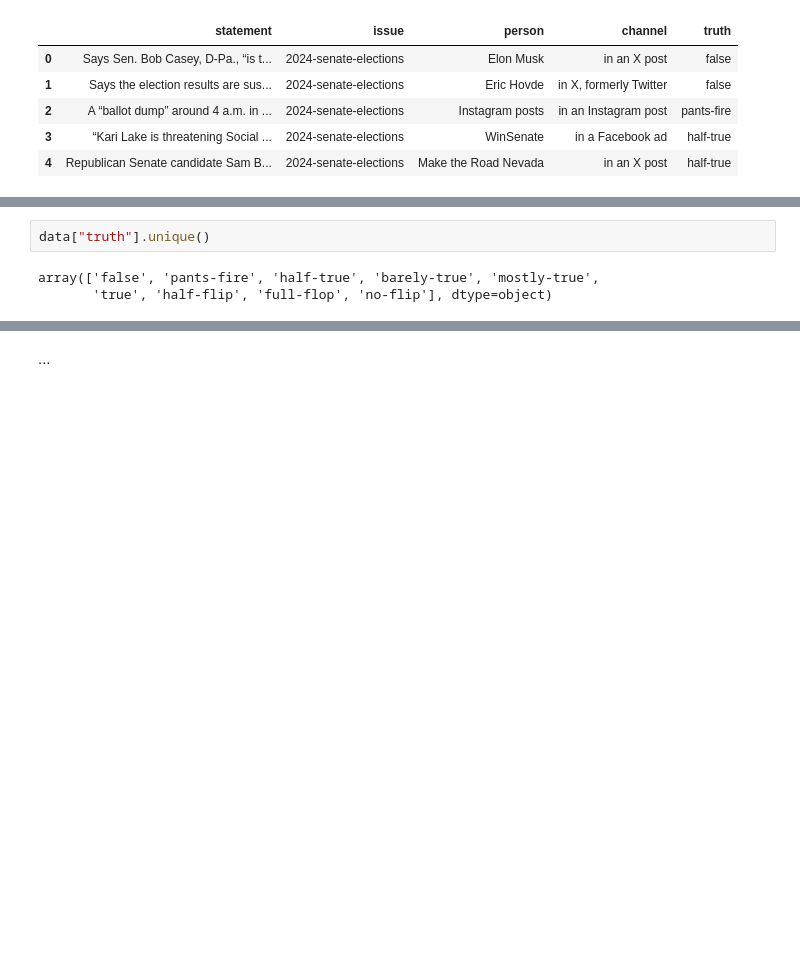
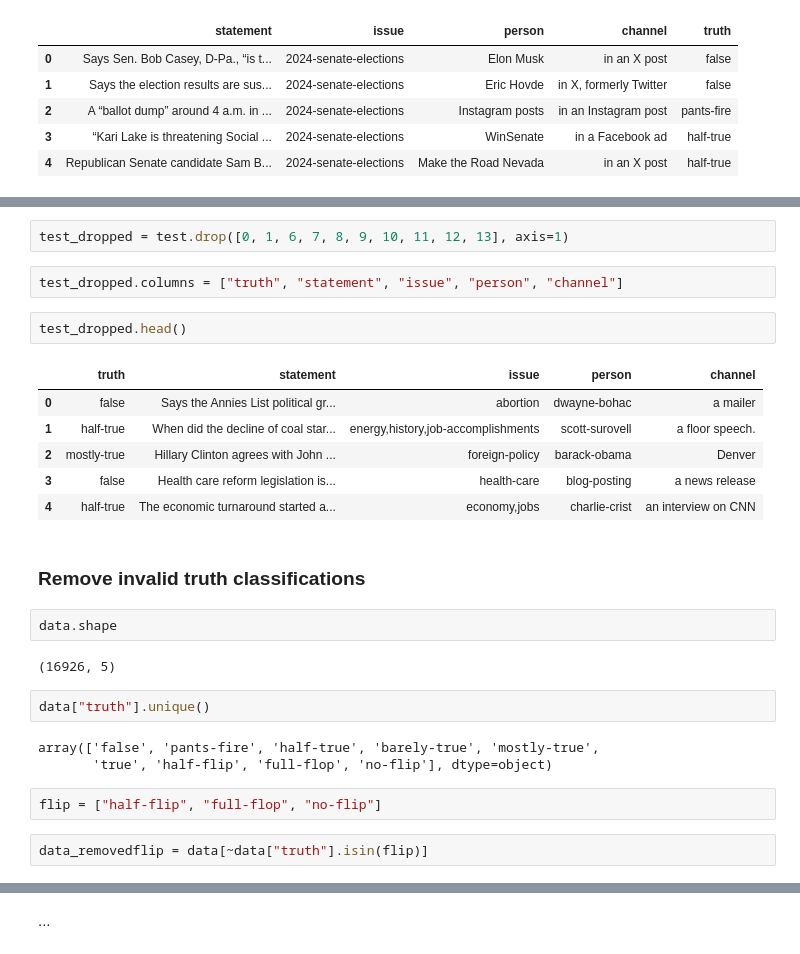
Before and after one commit to felixdaubner/fake-news-detection, a Jupyter notebook: 04_data-preprocessing.ipynb, the cells around one changed output, grey strips where cells are left out. Drawn from its saved outputs; the diff is of its cells as text; blank space fills up the shorter version.

```diff
--- a/04_data-preprocessing.ipynb
+++ b/04_data-preprocessing.ipynb
@@ -34,5 +63,28 @@ data.head()
+# %%
+test_dropped = test.drop([0, 1, 6, 7, 8, 9, 10, 11, 12, 13], axis=1)
+# %%
+test_dropped.columns = ["truth", "statement", "issue", "person", "channel"]
+# %%
+test_dropped.head()
+# %% [output]
+|  | truth | statement | issue | person | channel |
+| 0 | false | Says the Annies List political gr... | abortion | dwayne-bohac | a mailer |
+| 1 | half-true | When did the decline of coal star... | energy,history,job-accomplishments | scott-surovell | a floor speech. |
+| 2 | mostly-true | Hillary Clinton agrees with John ... | foreign-policy | barack-obama | Denver |
+| 3 | false | Health care reform legislation is... | health-care | blog-posting | a news release |
+| 4 | half-true | The economic turnaround started a... | economy,jobs | charlie-crist | an interview on CNN |
+# %% [markdown]
+### Remove invalid truth classifications
+# %%
+data.shape
+# %% [output]
+(16926, 5)
 # %%
 data["truth"].unique()
 # %% [output]
 array(['false', 'pants-fire', 'half-true', 'barely-true', 'mostly-true',
        'true', 'half-flip', 'full-flop', 'no-flip'], dtype=object)
+# %%
+flip = ["half-flip", "full-flop", "no-flip"]
+# %%
+data_removedflip = data[~data["truth"].isin(flip)]
```
Also changed, not shown: parts of 62 cells of this notebook.
